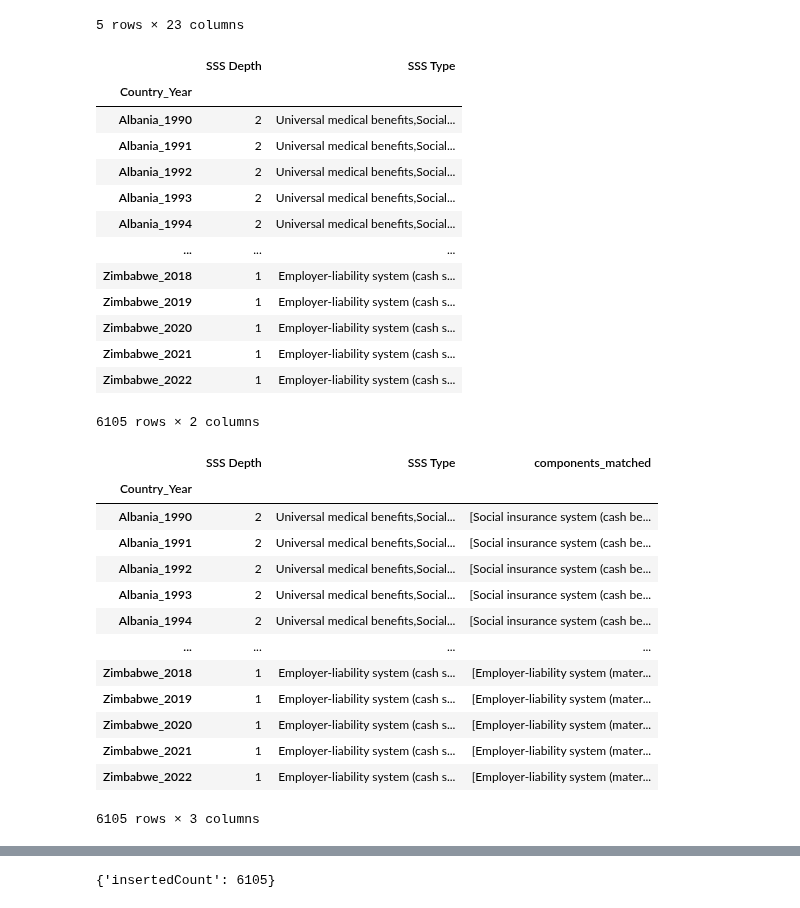
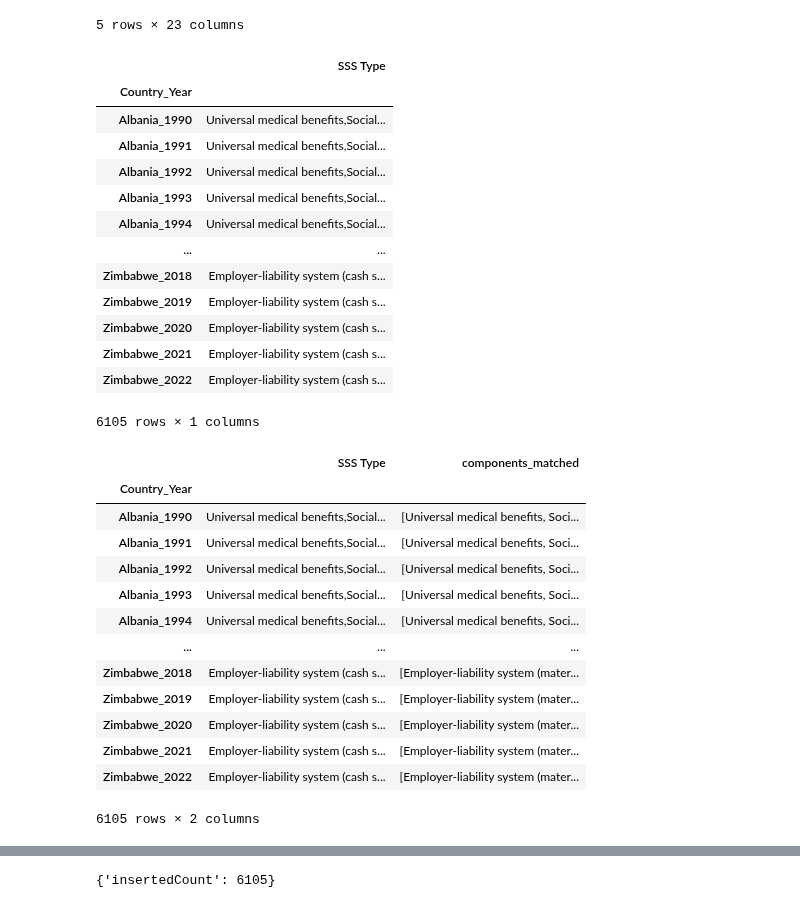
Before and after one commit to AndrewZinc/Expect_Life-Redux, a Jupyter notebook: Analysis/Initial_Analysis/Initial Analysis.ipynb, the cells around one changed output, grey strips where cells are left out. Cells and saved outputs as stored; diff of their text form; code cells hidden in the pictures.

```diff
--- a/Analysis/Initial_Analysis/Initial Analysis.ipynb
+++ b/Analysis/Initial_Analysis/Initial Analysis.ipynb
@@ -69,22 +69,22 @@ combined_df.head(5)
 5 rows × 23 columns
 # %%
 # Create a new DataFrame for the SSS data.
-SSS_df = combined_df[['SSS Depth', 'SSS Type']].copy()
+SSS_df = combined_df[['SSS Type']].copy()
 SSS_df
 # %% [output]
-|  | SSS Depth | SSS Type |
-| Country_Year |  |  |
-| Albania_1990 | 2 | Universal medical benefits,Social... |
-| Albania_1991 | 2 | Universal medical benefits,Social... |
-| Albania_1992 | 2 | Universal medical benefits,Social... |
-| Albania_1993 | 2 | Universal medical benefits,Social... |
-| Albania_1994 | 2 | Universal medical benefits,Social... |
-| ... | ... | ... |
-| Zimbabwe_2018 | 1 | Employer-liability system (cash s... |
-| Zimbabwe_2019 | 1 | Employer-liability system (cash s... |
-| Zimbabwe_2020 | 1 | Employer-liability system (cash s... |
-| Zimbabwe_2021 | 1 | Employer-liability system (cash s... |
-| Zimbabwe_2022 | 1 | Employer-liability system (cash s... |
+|  | SSS Type |
+| Country_Year |  |
+| Albania_1990 | Universal medical benefits,Social... |
+| Albania_1991 | Universal medical benefits,Social... |
+| Albania_1992 | Universal medical benefits,Social... |
+| Albania_1993 | Universal medical benefits,Social... |
+| Albania_1994 | Universal medical benefits,Social... |
+| ... | ... |
+| Zimbabwe_2018 | Employer-liability system (cash s... |
+| Zimbabwe_2019 | Employer-liability system (cash s... |
+| Zimbabwe_2020 | Employer-liability system (cash s... |
+| Zimbabwe_2021 | Employer-liability system (cash s... |
+| Zimbabwe_2022 | Employer-liability system (cash s... |
-6105 rows × 2 columns
+6105 rows × 1 columns
 # %%
 #create a list of SSS component phrases to match
@@ -92,34 +92,34 @@ sss_component_terms = ["community-based social insurance","employer-liability sy
 # %%
 # Create a regex pattern from the list of components that will match across word boundaries
 regex_pattern = r'(' + '|'.join(map(re.escape, sorted(sss_component_terms, key=len, reverse=True))) + r')'
 
 # Ensure the pattern is compiled for efficiency
 compiled_pattern = re.compile(regex_pattern, flags=re.IGNORECASE)
 
 # Function to match components using regex
-def find_components(government_type, pattern):
+def find_components(comp_type, pattern):
     # Find all matches of the pattern within the government_type string
-    matches = re.findall(pattern, government_type)
+    matches = re.findall(pattern, comp_type)
     return list(set(matches))  # return unique matches only
 
 # Apply this function to the 'system_type' column
 SSS_df['components_matched'] = SSS_df['SSS Type'].apply(lambda x: find_components(x, compiled_pattern))
 SSS_df
 # %% [output]
-|  | SSS Depth | SSS Type | components_matched |
-| Country_Year |  |  |  |
-| Albania_1990 | 2 | Universal medical benefits,Social... | [Social insurance system (cash be... |
-| Albania_1991 | 2 | Universal medical benefits,Social... | [Social insurance system (cash be... |
-| Albania_1992 | 2 | Universal medical benefits,Social... | [Social insurance system (cash be... |
-| Albania_1993 | 2 | Universal medical benefits,Social... | [Social insurance system (cash be... |
-| Albania_1994 | 2 | Universal medical benefits,Social... | [Social insurance system (cash be... |
-| ... | ... | ... | ... |
-| Zimbabwe_2018 | 1 | Employer-liability system (cash s... | [Employer-liability system (mater... |
-| Zimbabwe_2019 | 1 | Employer-liability system (cash s... | [Employer-liability system (mater... |
-| Zimbabwe_2020 | 1 | Employer-liability system (cash s... | [Employer-liability system (mater... |
-| Zimbabwe_2021 | 1 | Employer-liability system (cash s... | [Employer-liability system (mater... |
-| Zimbabwe_2022 | 1 | Employer-liability system (cash s... | [Employer-liability system (mater... |
+|  | SSS Type | components_matched |
+| Country_Year |  |  |
+| Albania_1990 | Universal medical benefits,Social... | [Universal medical benefits, Soci... |
+| Albania_1991 | Universal medical benefits,Social... | [Universal medical benefits, Soci... |
+| Albania_1992 | Universal medical benefits,Social... | [Universal medical benefits, Soci... |
+| Albania_1993 | Universal medical benefits,Social... | [Universal medical benefits, Soci... |
+| Albania_1994 | Universal medical benefits,Social... | [Universal medical benefits, Soci... |
+| ... | ... | ... |
+| Zimbabwe_2018 | Employer-liability system (cash s... | [Employer-liability system (mater... |
+| Zimbabwe_2019 | Employer-liability system (cash s... | [Employer-liability system (mater... |
+| Zimbabwe_2020 | Employer-liability system (cash s... | [Employer-liability system (mater... |
+| Zimbabwe_2021 | Employer-liability system (cash s... | [Employer-liability system (mater... |
+| Zimbabwe_2022 | Employer-liability system (cash s... | [Employer-liability system (mater... |
-6105 rows × 3 columns
+6105 rows × 2 columns
 # %%
 # components_matched contains lists of matched SSS component texts
 sss_components_df = SSS_df['components_matched'].str.join('|').str.get_dummies('|')
```
Also changed, not shown: parts of 29 cells of this notebook.
